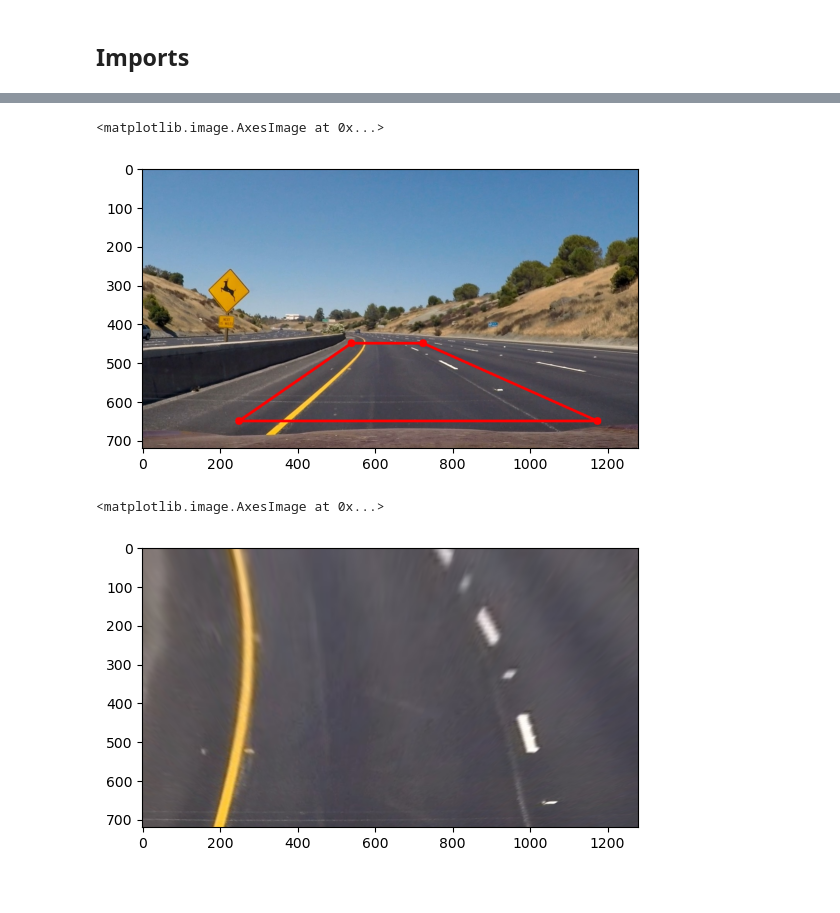
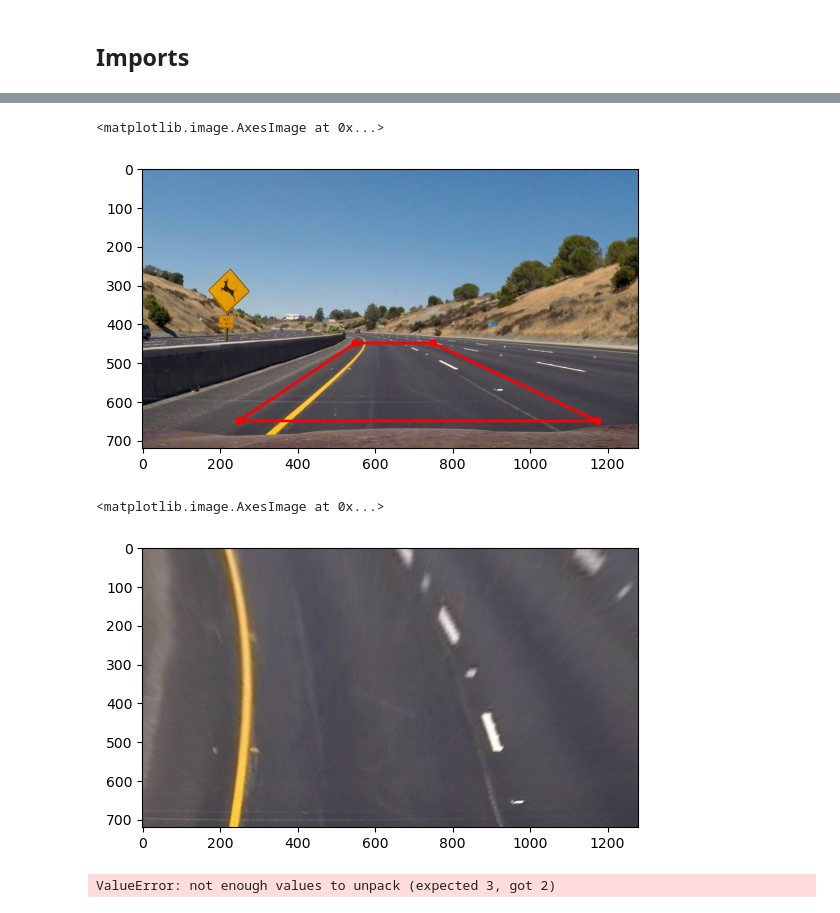
Before and after one commit to xFiveRivers/lane-detection-advanced, a Jupyter notebook: img_transform.ipynb, the cells around one changed output, grey strips where cells are left out. Drawn from its saved outputs; the diff is of its cells as text; code cells hidden in the pictures.

Commit message:
started plots

```diff
--- a/img_transform.ipynb
+++ b/img_transform.ipynb
@@ -31,17 +31,17 @@ We see that the vehicle is moving through a left turn curve, however the perspec
 # %%
 orig_img = cv2.imread('test_images/test2.jpg')
 img = cv2.cvtColor(orig_img, cv2.COLOR_BGR2RGB)
 
 roi_points = np.int32([[
-    (540, 450),
+    (550, 450),
     (250, 650),
     (1175, 650),
-    (725, 450)
+    (750, 450)
 ]])
 
 img = draw_roi(img, roi_points, (255, 0, 0))
 
 plt.imshow(img)
 # %% [output]
 <matplotlib.image.AxesImage at 0x...>
-[figure, old version]
+[figure, new version]
@@ -50,4 +48,6 @@ src_points = np.float32(roi_points.reshape(-1, 2))
 # %%
+src_points = np.float32(roi_points.reshape(-1, 2))
+
 dst_points = np.float32([
     (100, 0),
     (100, 750),
@@ -62,4 +62,24 @@ result = cv2.cvtColor(result, cv2.COLOR_BGR2RGB)
 plt.imshow(result)
 # %% [output]
 <matplotlib.image.AxesImage at 0x...>
-[figure, old version]
+[figure, new version]
+# %%
+hls = cv2.cvtColor(result, cv2.COLOR_RGB2HLS)
+hsv = cv2.cvtColor(result, cv2.COLOR_RGB2HSV)
+
+# hls_channels = [hls[:,:,c] for c in range(3)]
+# hsv_channels = [hsv[:,:,c] for c in range(3)]
+imgs = []
+for c, hls, hsv in enumerate(zip(hls, hsv)):
+    imgs.append(hls[:,:,c])
+    imgs.append(hsv[:,:,c])
+
+# fig, axs = plt.subplots(nrows=3, ncols=3)
+# axs = axs.flatten()
+# for img, ax in zip(imgs, axs):
+#     ax.imshow(img)
+# plt.show()
+
+# imgs
+# %% [output]
+ValueError: not enough values to unpack (expected 3, got 2)
```
Also changed, not shown: parts of 1 cell of this notebook.
